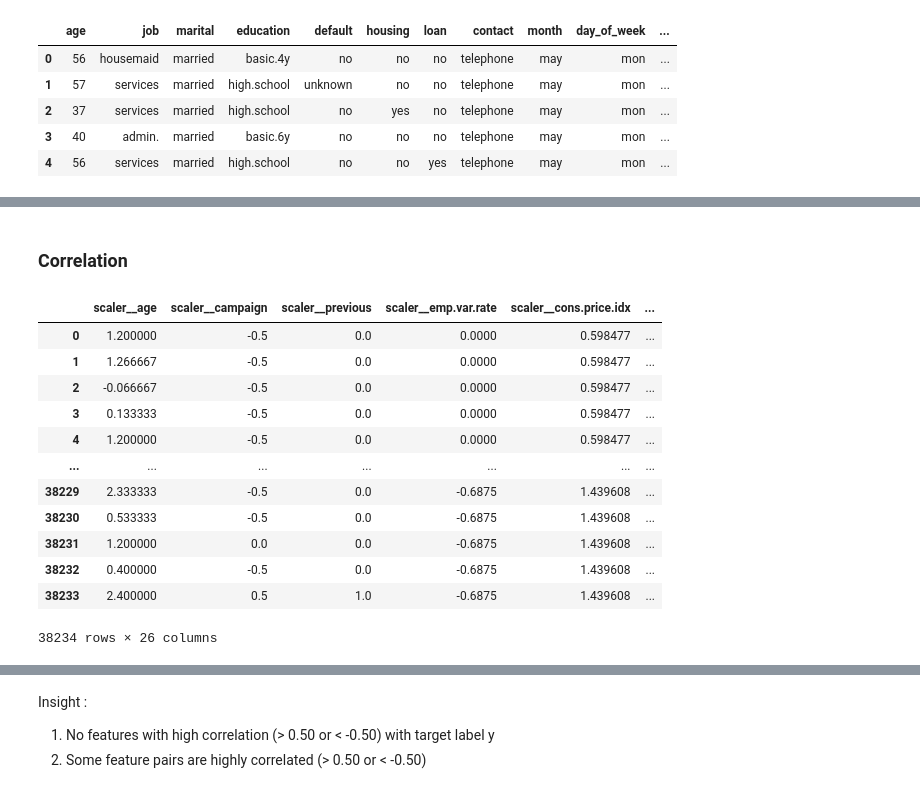
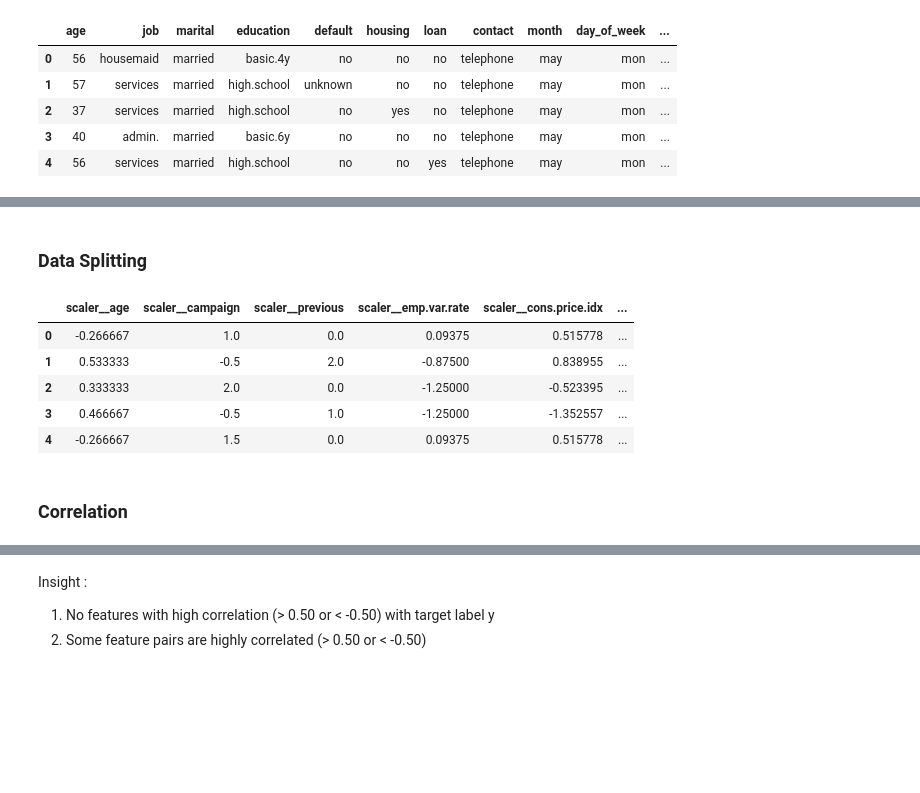
Before and after one commit to robbenrba/finalProject, a Jupyter notebook: finalProject_RobertoB_GrettyM_final.ipynb, the cells around one changed output, grey strips where cells are left out. Cells and saved outputs as stored; diff of their text form; code cells hidden in the pictures; blank space fills up the shorter version.

```diff
--- a/finalProject_RobertoB_GrettyM_final.ipynb
+++ b/finalProject_RobertoB_GrettyM_final.ipynb
@@ -981,2 +987,5 @@ df['pdays_bin'] = bins2
+# %%
+y_map = {'yes': 1, 'no': 0 }
+df['y_binary'] = df['y'].map(y_map)
 # %% [markdown]
 ### Preparation of **x** and **y** data
@@ -1050,0 +1047,2 @@ Y = transformer_Y.fit_transform(df_Y)
+# %% [markdown]
+### Data Splitting
@@ -1051,24 +1055,16 @@ Y = transformer_Y.fit_transform(df_Y)
+# %%
+df_train = pd.DataFrame(transformer.fit_transform(x_train), columns=transformer.get_feature_names_out())
+df_train['y'] = y_train
+df_train.head()
+# %% [output]
+|  | scaler__age | scaler__campaign | scaler__previous | scaler__emp.var.rate | scaler__cons.price.idx | ... |
+| 0 | -0.266667 | 1.0 | 0.0 | 0.09375 | 0.515778 | ... |
+| 1 | 0.533333 | -0.5 | 2.0 | -0.87500 | 0.838955 | ... |
+| 2 | 0.333333 | 2.0 | 0.0 | -1.25000 | -0.523395 | ... |
+| 3 | 0.466667 | -0.5 | 1.0 | -1.25000 | -1.352557 | ... |
+| 4 | -0.266667 | 1.5 | 0.0 | 0.09375 | 0.515778 | ... |
 # %% [markdown]
 ### Correlation
-# %%
-df_transformed = pd.DataFrame(X, columns=transformer_X.get_feature_names_out())
-df_transformed[transformer_Y.get_feature_names_out()] = Y
-df_transformed.drop(columns=['binary__y_1'],inplace=True)
-df_transformed
-# %% [output]
-|  | scaler__age | scaler__campaign | scaler__previous | scaler__emp.var.rate | scaler__cons.price.idx | ... |
-| 0 | 1.200000 | -0.5 | 0.0 | 0.0000 | 0.598477 | ... |
-| 1 | 1.266667 | -0.5 | 0.0 | 0.0000 | 0.598477 | ... |
-| 2 | -0.066667 | -0.5 | 0.0 | 0.0000 | 0.598477 | ... |
-| 3 | 0.133333 | -0.5 | 0.0 | 0.0000 | 0.598477 | ... |
-| 4 | 1.200000 | -0.5 | 0.0 | 0.0000 | 0.598477 | ... |
-| ... | ... | ... | ... | ... | ... | ... |
-| 38229 | 2.333333 | -0.5 | 0.0 | -0.6875 | 1.439608 | ... |
-| 38230 | 0.533333 | -0.5 | 0.0 | -0.6875 | 1.439608 | ... |
-| 38231 | 1.200000 | 0.0 | 0.0 | -0.6875 | 1.439608 | ... |
-| 38232 | 0.400000 | -0.5 | 0.0 | -0.6875 | 1.439608 | ... |
-| 38233 | 2.400000 | 0.5 | 1.0 | -0.6875 | 1.439608 | ... |
-38234 rows × 26 columns
 # %%
 plt.figure(figsize=(10, 8))
 corr_threshold = 0.5
```
Also changed, not shown: parts of 25 cells of this notebook.
